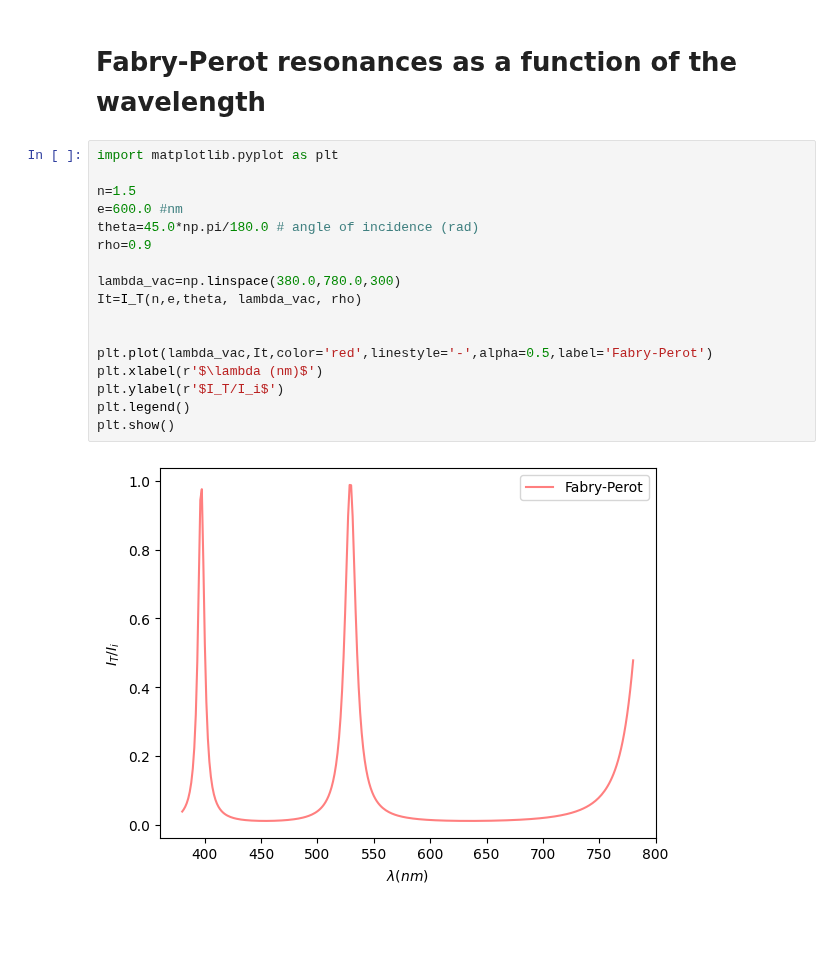
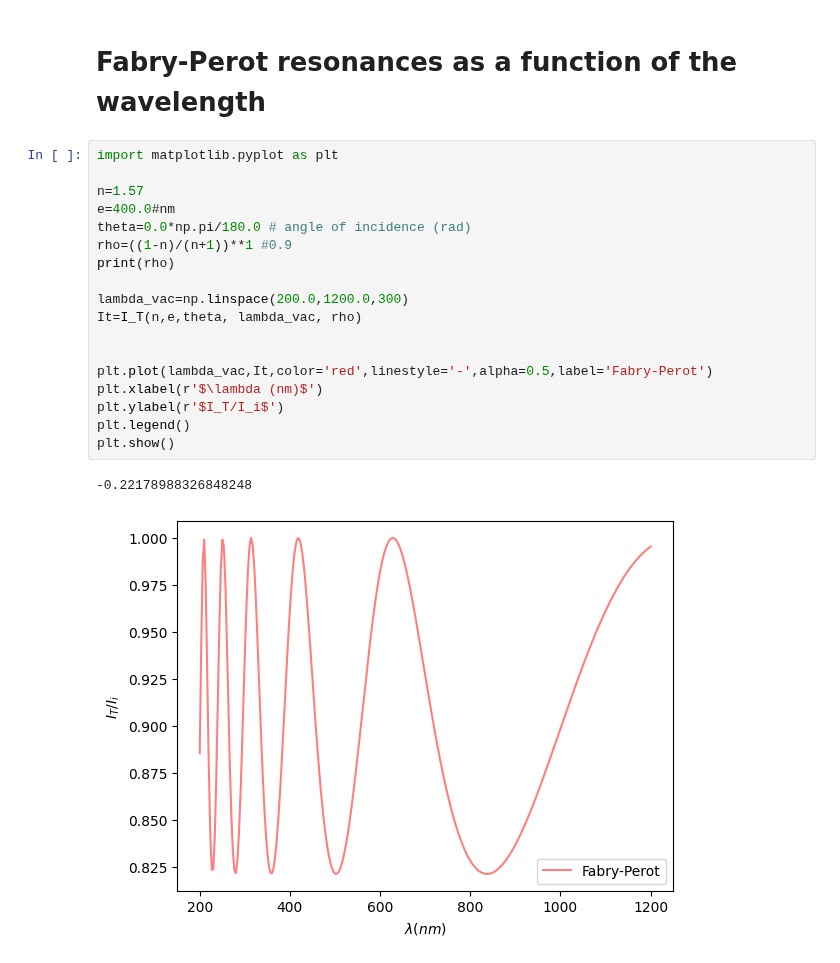
Before and after one commit to IrisFDTD/OPTICS-UNIZAR, a Jupyter notebook: Topic_9/chapter9_fabry-perot.ipynb, the cells around one changed output. Drawn from its saved outputs; the diff is of its cells as text; blank space fills up the shorter version.

```diff
--- a/Topic_9/chapter9_fabry-perot.ipynb
+++ b/Topic_9/chapter9_fabry-perot.ipynb
@@ -40,19 +40,21 @@ def I_T(n,e,theta, lambda_vac, rho):
 # %%
 import matplotlib.pyplot as plt
 
-n=1.5
-e=600.0 #nm
-theta=45.0*np.pi/180.0 # angle of incidence (rad)
-rho=0.9
+n=1.57
+e=400.0#nm
+theta=0.0*np.pi/180.0 # angle of incidence (rad)
+rho=((1-n)/(n+1))**1 #0.9
+print(rho)
 
-lambda_vac=np.linspace(380.0,780.0,300)
+lambda_vac=np.linspace(200.0,1200.0,300)
 It=I_T(n,e,theta, lambda_vac, rho)
 
 
 plt.plot(lambda_vac,It,color='red',linestyle='-',alpha=0.5,label='Fabry-Perot')
 plt.xlabel(r'$\lambda (nm)$')
 plt.ylabel(r'$I_T/I_i$')
 plt.legend()
 plt.show()
 # %% [output]
+-0.22178988326848248
-[figure, old version]
+[figure, new version]
```
